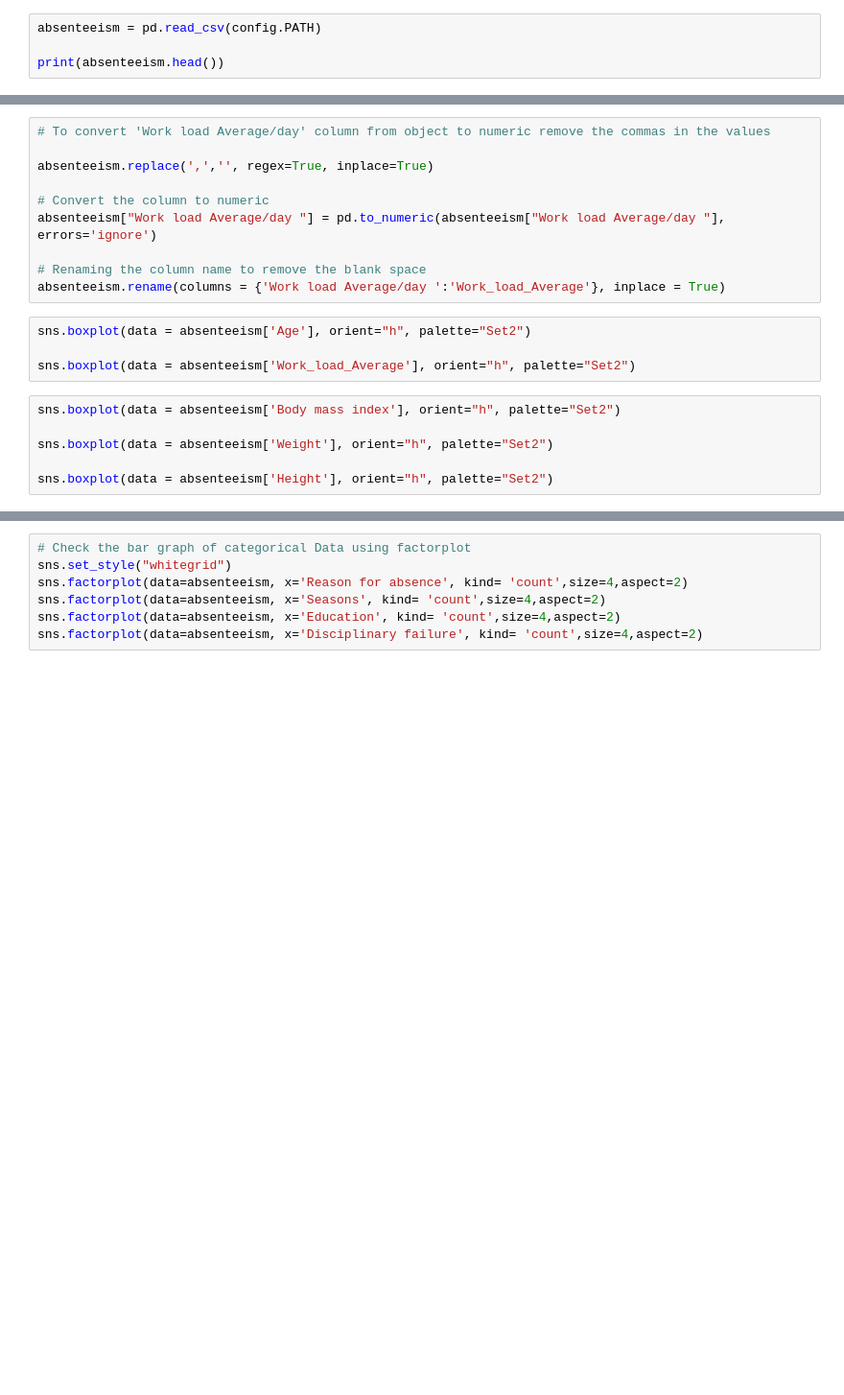
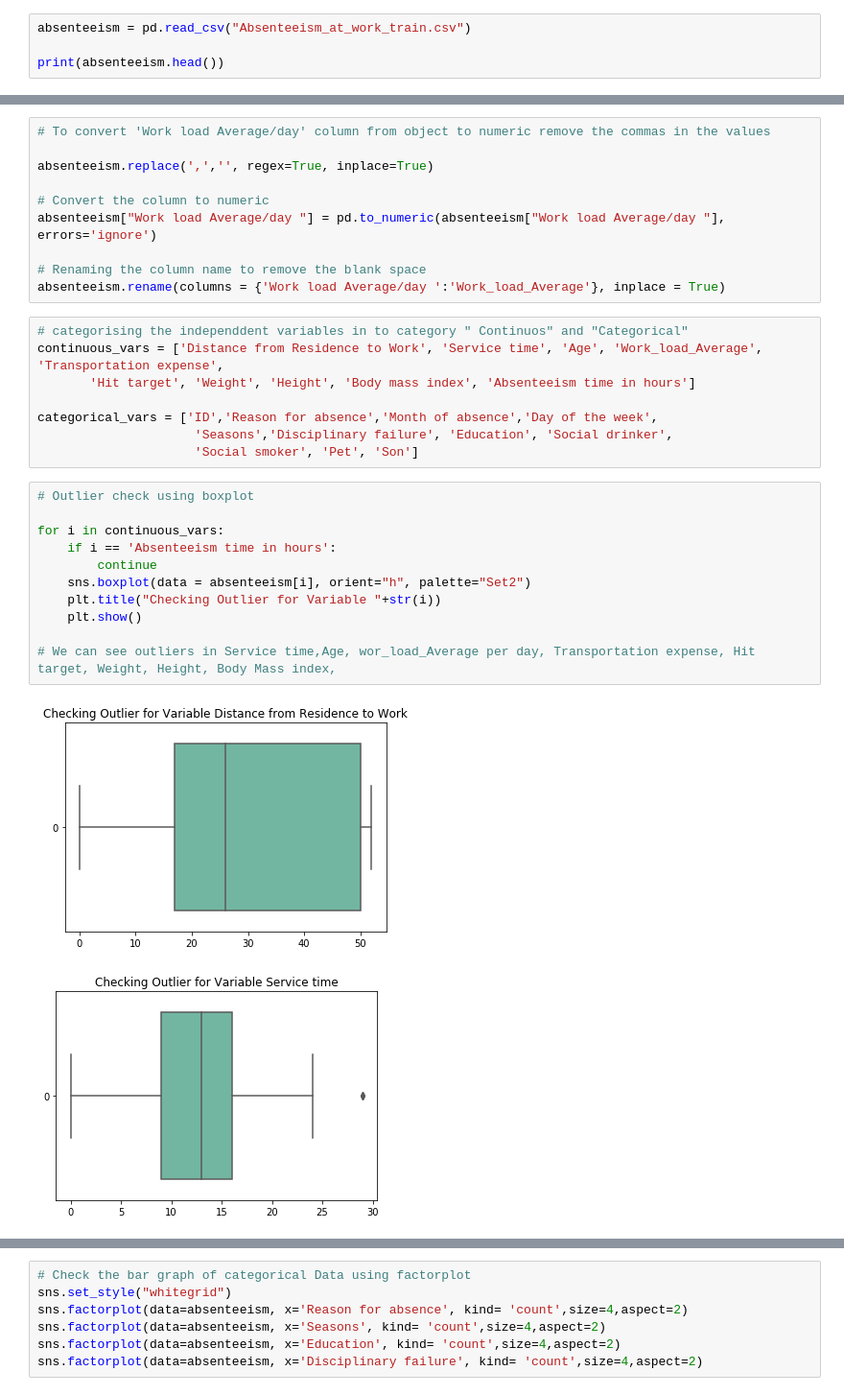
Before and after one commit to krutkshah17/ANLY530, a Jupyter notebook: 530_Absenteeism_Project.ipynb, the cells around one changed output, grey strips where cells are left out. Shown at 96% size. Saved outputs shown, nothing was run; the diff lists cells and outputs as text; blank space fills up the shorter version.

Commit message:
Outlier, feature selection update

```diff
--- a/530_Absenteeism_Project.ipynb
+++ b/530_Absenteeism_Project.ipynb
@@ -13,6 +12,6 @@ from sklearn.tree import DecisionTreeRegressor
 from sklearn.ensemble import RandomForestRegressor
 from sklearn.decomposition import PCA
 # %%
-absenteeism = pd.read_csv(config.PATH)
+absenteeism = pd.read_csv("Absenteeism_at_work_train.csv")
 
 print(absenteeism.head())
@@ -54,13 +153,25 @@ absenteeism["Work load Average/day "] = pd.to_numeric(absenteeism["Work load Ave
 
 # Renaming the column name to remove the blank space
 absenteeism.rename(columns = {'Work load Average/day ':'Work_load_Average'}, inplace = True)
-# %%
-sns.boxplot(data = absenteeism['Age'], orient="h", palette="Set2")
-
-sns.boxplot(data = absenteeism['Work_load_Average'], orient="h", palette="Set2")
-# %%
-sns.boxplot(data = absenteeism['Body mass index'], orient="h", palette="Set2")
-
-sns.boxplot(data = absenteeism['Weight'], orient="h", palette="Set2")
-
-sns.boxplot(data = absenteeism['Height'], orient="h", palette="Set2")
+# %%
+# categorising the independdent variables in to category " Continuos" and "Categorical"
+continuous_vars = ['Distance from Residence to Work', 'Service time', 'Age', 'Work_load_Average', 'Transportation expense',
+       'Hit target', 'Weight', 'Height', 'Body mass index', 'Absenteeism time in hours']
+
+categorical_vars = ['ID','Reason for absence','Month of absence','Day of the week',
+                     'Seasons','Disciplinary failure', 'Education', 'Social drinker',
+                     'Social smoker', 'Pet', 'Son']
+# %%
+# Outlier check using boxplot
+
+for i in continuous_vars:
+    if i == 'Absenteeism time in hours':
+        continue
+    sns.boxplot(data = absenteeism[i], orient="h", palette="Set2")
+    plt.title("Checking Outlier for Variable "+str(i))
+    plt.show()
+
+# We can see outliers in Service time,Age, wor_load_Average per day, Transportation expense, Hit target, Weight, Height, Body Mass index,
+# %% [output]
+[figure, added]
+[figure, added]
```
Also changed, not shown: parts of 24 cells of this notebook.
